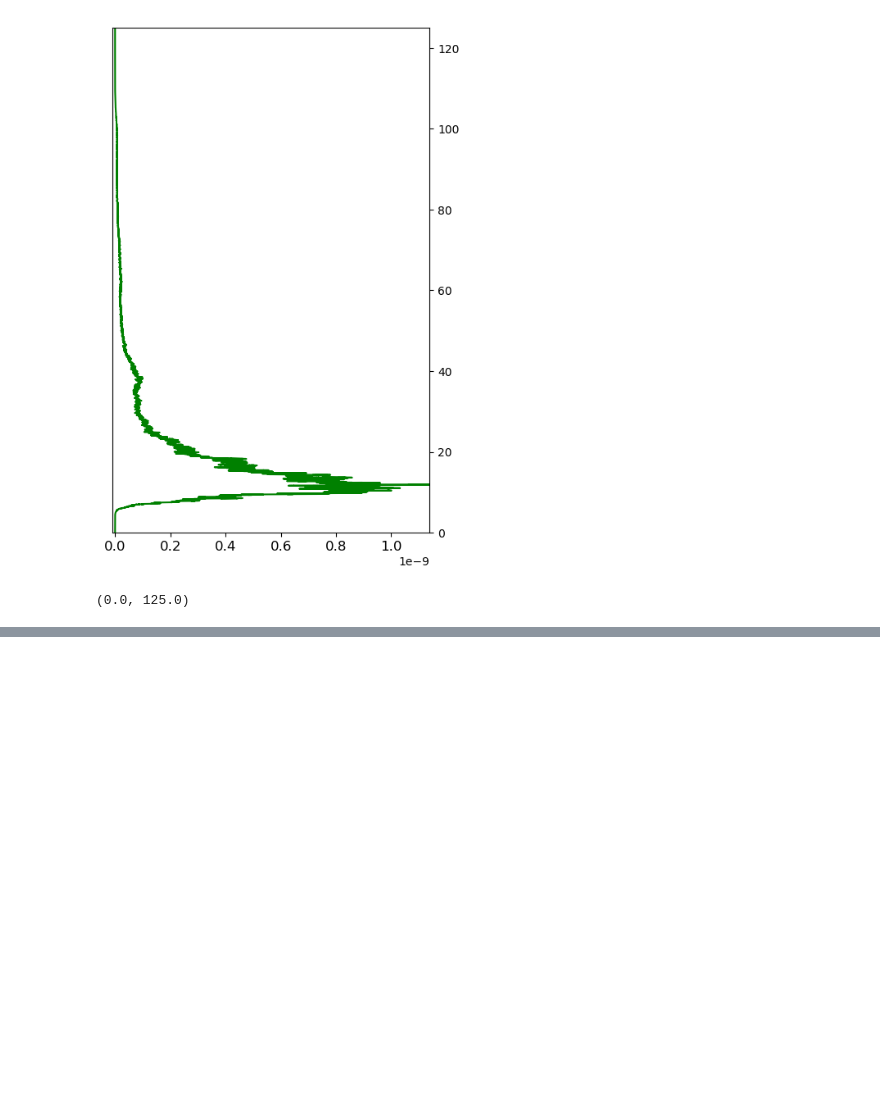
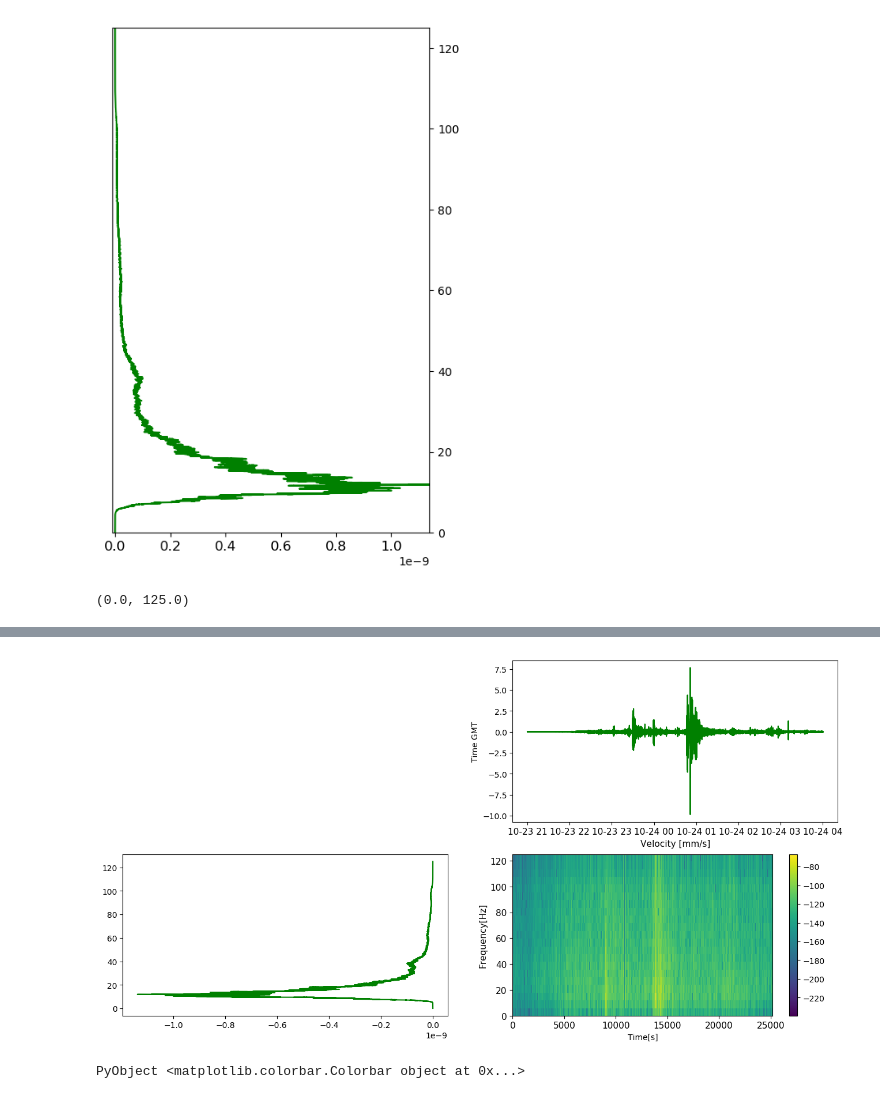
Before and after one commit to ivemv/CoV10, a Jupyter notebook: CoV2018.ipynb, the cells around one changed output, grey strips where cells are left out. Cells and saved outputs as stored; diff of their text form; code cells hidden in the pictures; blank space fills up the shorter version.

```diff
--- a/CoV2018.ipynb
+++ b/CoV2018.ipynb
@@ -149,0 +217,28 @@ PyObject <matplotlib.colorbar.Colorbar object at 0x...>
+# %%
+fig = figure(figsize=(16,8))
+subplot(2,2,2)
+#fig = figure(figsize=(10,3))
+plot(tp,pa.t*1000,"g")
+xlabel("Velocity [mm/s]",fontsize=11)
+xticks(fontsize=11)
+ylabel("Time GMT",fontsize=10)
+yticks(fontsize=10)
+subplot(2,2,3)
+#fig = figure(figsize=(10,5))
+plot(av_spec.*-1,specf.freq,"g")
+#axis("tight")
+#ax=gca()
+#ax[:spines]["left"][:set_position]("center")
+#xlabel("Frecuencia[Hz]")
+#ylabel("PSD")
+subplot(2,2,4)
+#fig = figure(figsize=(10,5))
+specgram(pa.t,125,250,pad_to=40,noverlap=50);
+xlabel("Time[s]")
+xticks(fontsize=11)
+ylabel("Frequency[Hz]", fontsize=11)
+yticks(fontsize=11)
+colorbar()
+# %% [output]
+[figure, added]
+PyObject <matplotlib.colorbar.Colorbar object at 0x...>
```
Also changed, not shown: parts of 12 cells of this notebook.
